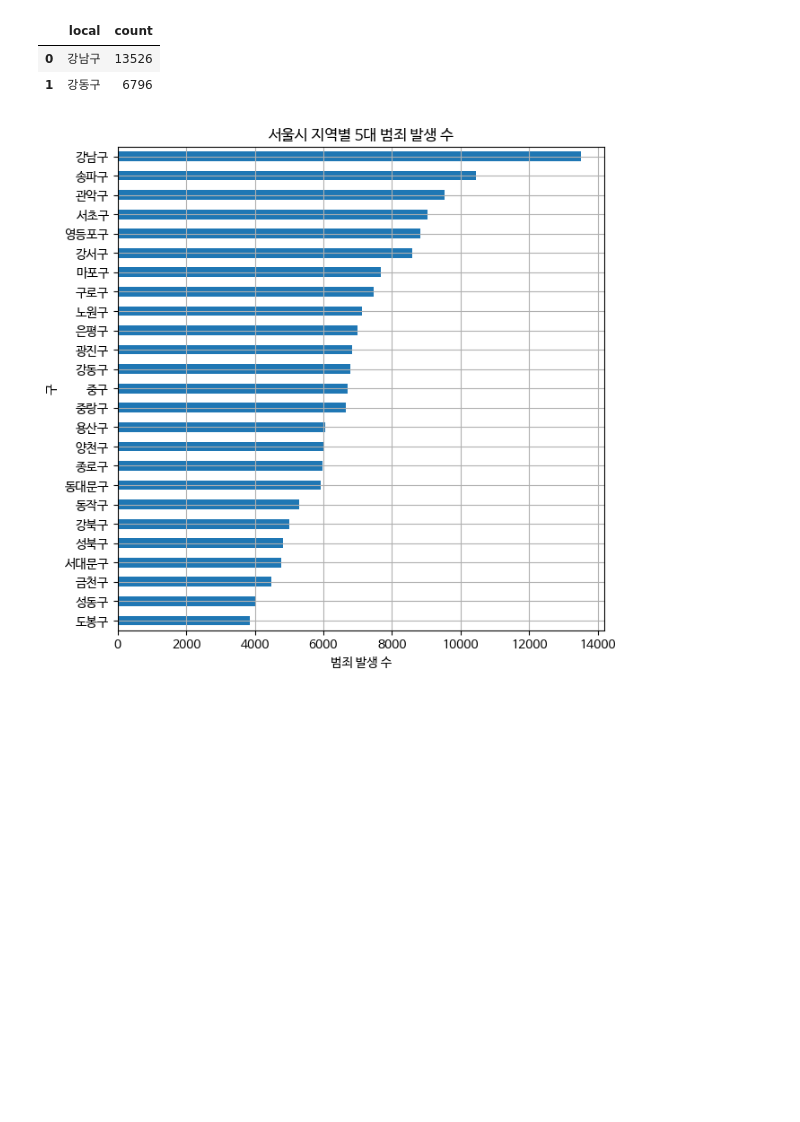
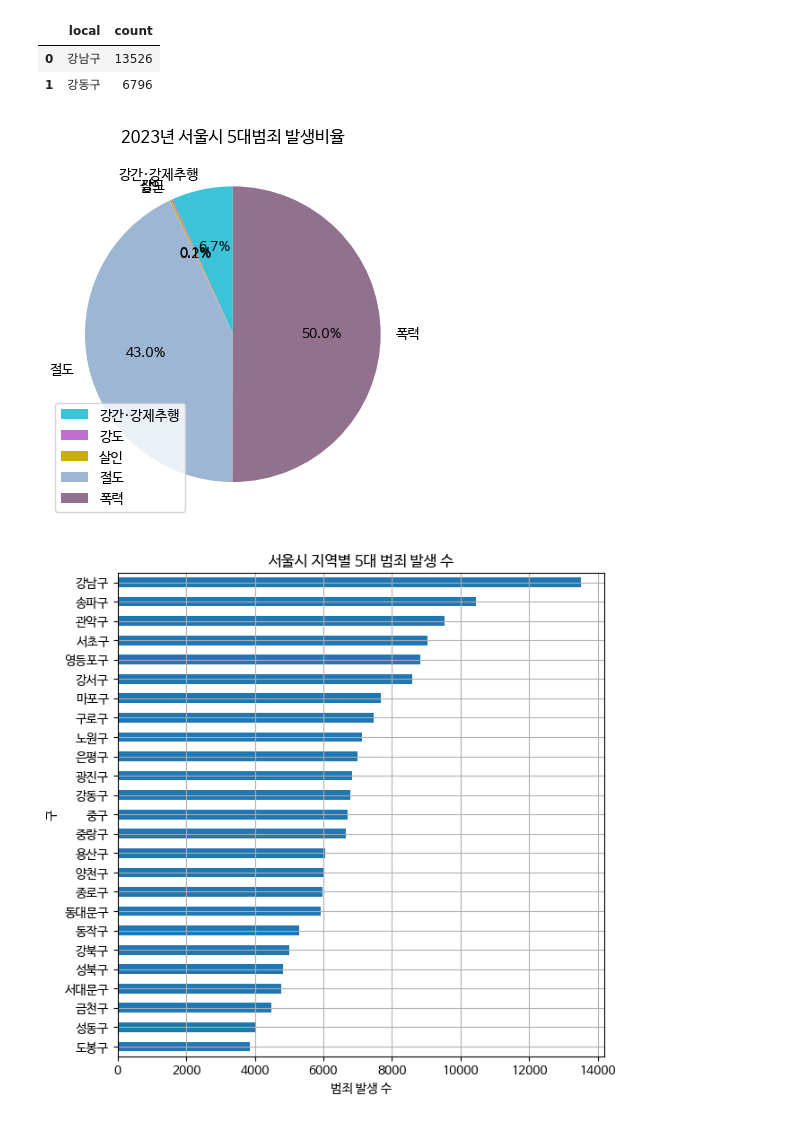
Before and after one commit to 2sseong/python, a Jupyter notebook: py11_서울범죄율통계.ipynb, the cells around one changed output. Saved outputs shown, nothing was run; the diff lists cells and outputs as text; code cells hidden in the pictures; blank space fills up the shorter version.

```diff
--- a/py11_서울범죄율통계.ipynb
+++ b/py11_서울범죄율통계.ipynb
@@ -24 +36,6 @@ crime['발생'] = crime['발생'].astype(int)
+# %%
+# 범죄 종류별 분류
+crime0 = crime.groupby('범죄별(2)')['발생'].sum().reset_index()
+crime0.columns = ['type','count']
+crime0.drop(index=3, axis=1,inplace = True)    # 소계 제거
 # %%
@@ -43,3 +53,13 @@ plt.rc('font',family="NanumBarunGothic")
+# %%
+import numpy as np
+color = [ np.random.rand(3,) for _ in range(len(crime0['type']))]
+plt.pie(crime0['count'], labels = crime0['type'],colors=color,autopct = '%.1f%%', startangle=90)
+
+plt.title('2023년 서울시 5대범죄 발생비율')
+plt.legend()
+plt.show()
+# %% [output]
+[figure, added]
 # %%
 crime1['count'].sort_values().plot(y=crime1.index,kind='barh', grid= True, figsize=(7,7), ylabel='구')
 
```
Also changed, not shown: parts of 11 cells of this notebook, 1 other file.
